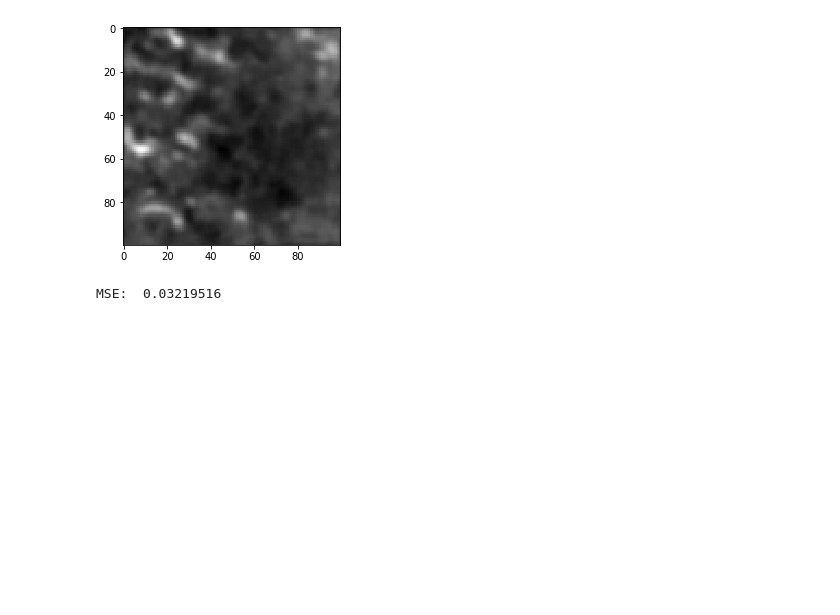
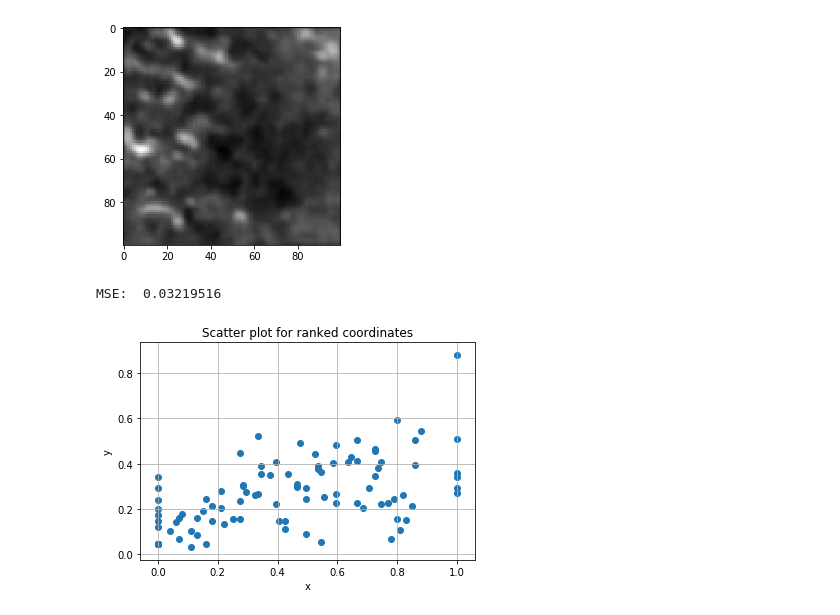
Before and after one commit to twpkevin06222/DE_Project, a Jupyter notebook: implementation_examples/Complete_pipeline/Analysis_by_synthesis.ipynb, the cells around one changed output. Cells and saved outputs as stored; diff of their text form; code cells hidden in the pictures; blank space fills up the shorter version.

```diff
--- a/implementation_examples/Complete_pipeline/Analysis_by_synthesis.ipynb
+++ b/implementation_examples/Complete_pipeline/Analysis_by_synthesis.ipynb
@@ -246,3 +252,15 @@ MSE:  0.025748773
 MSE:  0.026408548
 [figure]
 MSE:  0.03219516
+# %%
+x_coord = latent_sort_arr[:,0]
+sims = latent_sort_arr[:,2]
+
+plt.scatter(x_coord, sims)
+plt.title('Scatter plot for ranked coordinates')
+plt.xlabel('x')
+plt.ylabel('y')
+plt.grid(True)
+plt.show()
+# %% [output]
+[figure, added]
```
Also changed, not shown: parts of 6 cells of this notebook.
